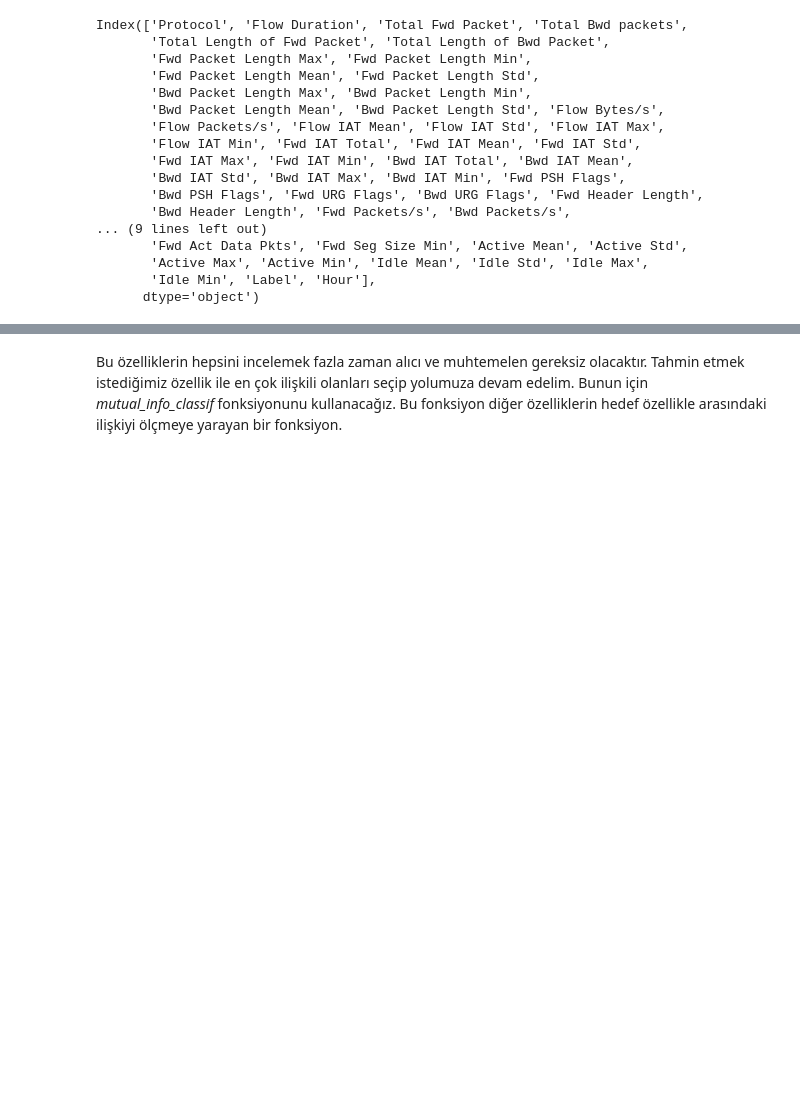
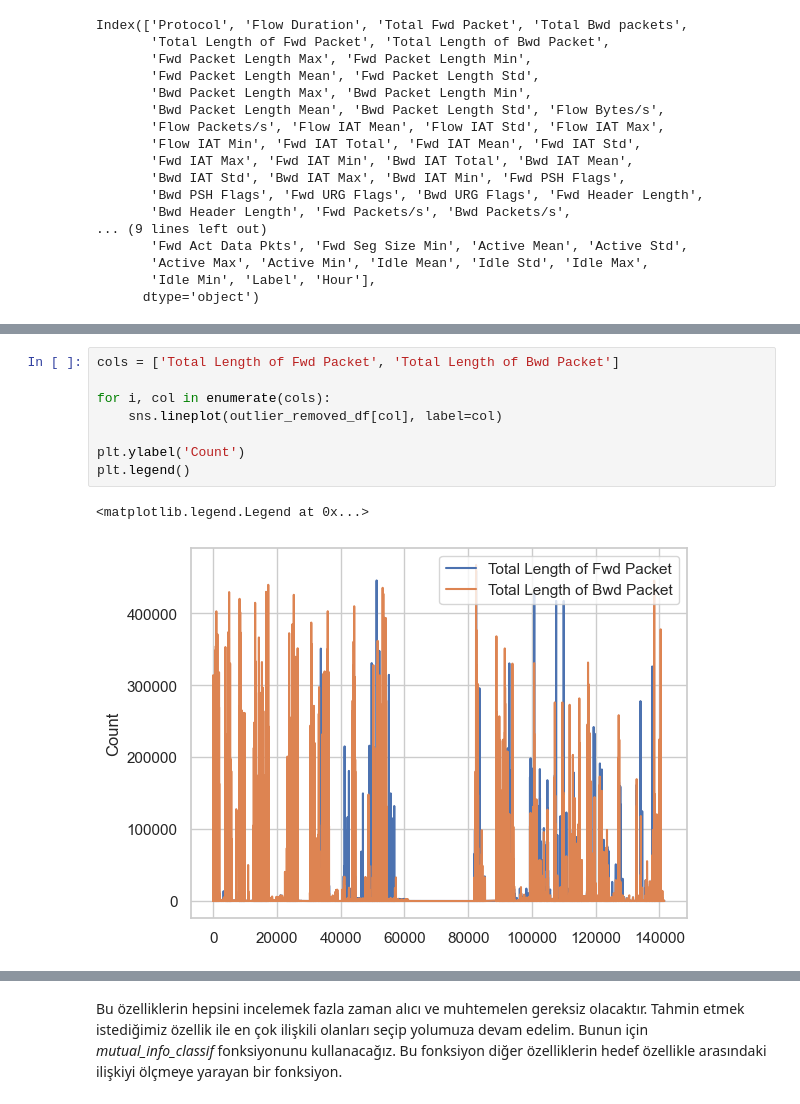
Before and after one commit to BoraDere/Darknet, a Jupyter notebook: nb.ipynb, the cells around one changed output, grey strips where cells are left out. Drawn from its saved outputs; the diff is of its cells as text; blank space fills up the shorter version.

```diff
--- a/nb.ipynb
+++ b/nb.ipynb
@@ -594,0 +713,11 @@ Index(['Protocol', 'Flow Duration', 'Total Fwd Packet', 'Total Bwd packets',
+# %%
+cols = ['Total Length of Fwd Packet', 'Total Length of Bwd Packet']
+
+for i, col in enumerate(cols):
+    sns.lineplot(outlier_removed_df[col], label=col)
+
+plt.ylabel('Count')
+plt.legend()
+# %% [output]
+<matplotlib.legend.Legend at 0x...>
+[figure, added]
```
Also changed, not shown: parts of 20 cells of this notebook.
